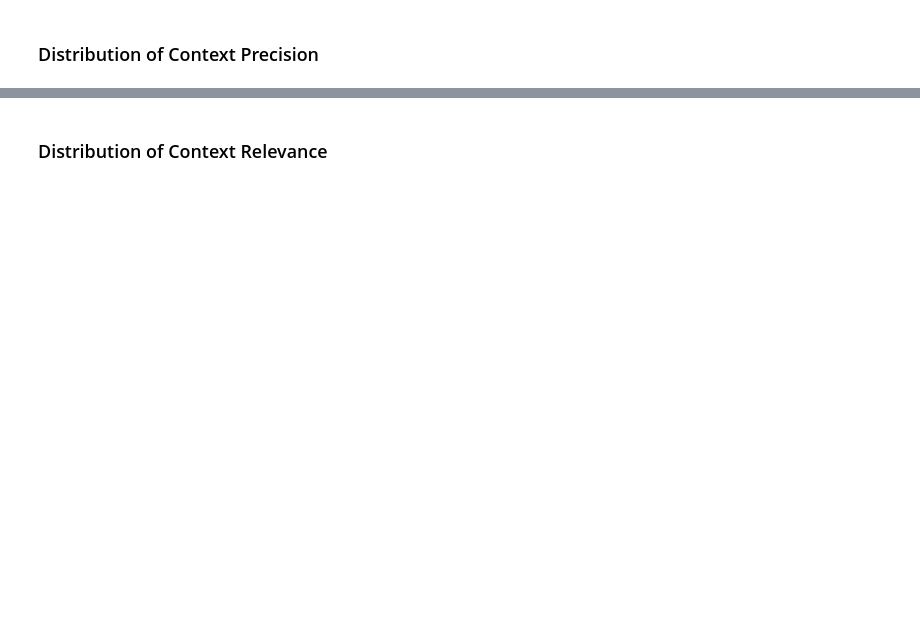
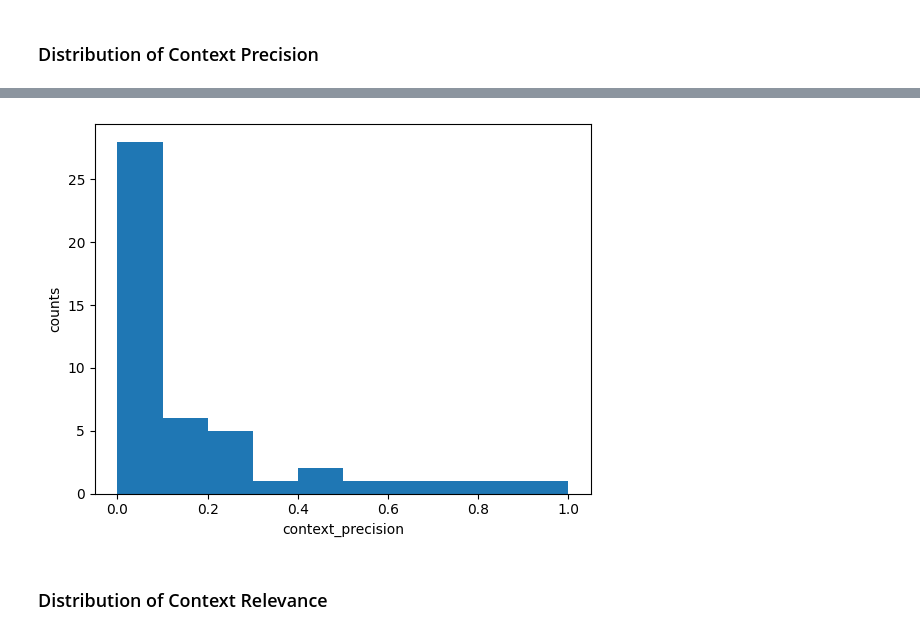
Before and after one commit to sujitpal/llm-rag-eval, a Jupyter notebook: src/score_distributions.ipynb, the cells around one changed output, grey strips where cells are left out. Cells and saved outputs as stored; diff of their text form; code cells hidden in the pictures; blank space fills up the shorter version.

```diff
--- a/src/score_distributions.ipynb
+++ b/src/score_distributions.ipynb
@@ -71,2 +69,6 @@ metrics_df.hvplot.hist("context_precision", bins=10)
+# %%
+plot_hist(metrics_df, "context_precision")
+# %% [output]
+[figure, added]
 # %% [markdown]
 ### Distribution of Context Relevance
```
Also changed, not shown: parts of 19 cells of this notebook, 1 other file.
